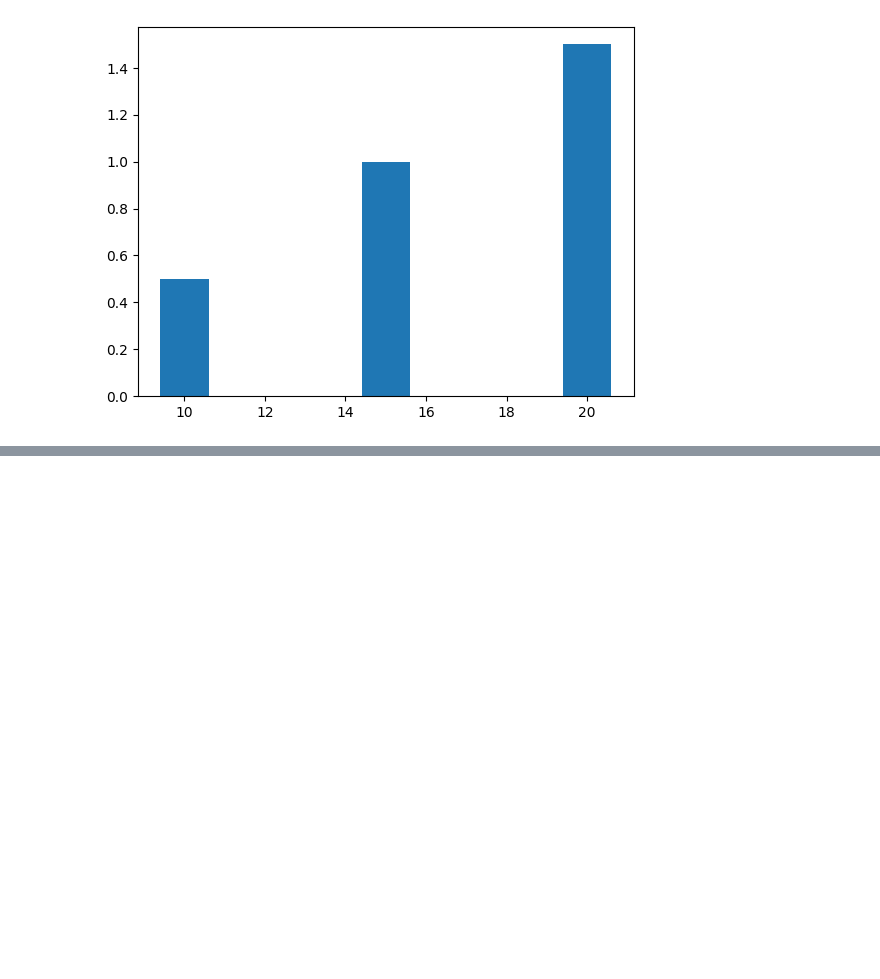
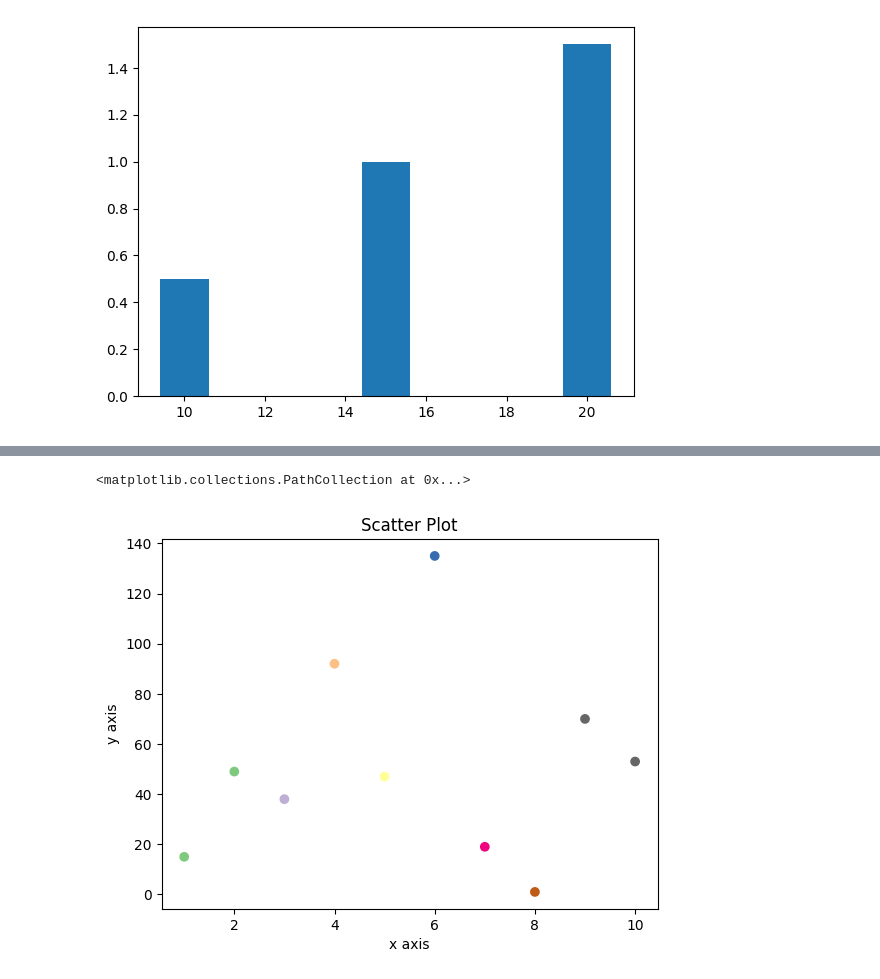
Before and after one commit to sarthakbwj/TrendTact_Py, a Jupyter notebook: datavisualization_basics.ipynb, the cells around one changed output, grey strips where cells are left out. Saved outputs shown, nothing was run; the diff lists cells and outputs as text; code cells hidden in the pictures; blank space fills up the shorter version.

```diff
--- a/datavisualization_basics.ipynb
+++ b/datavisualization_basics.ipynb
@@ -74,0 +76,14 @@ Text(0.5, 1.0, 'Pie Chart')
+# %%
+# Scatter plot
+
+x_axis = [1,2,3,4,5,6,7,8,9,10]
+y_axis = [15,49,38,92,47,135,19,1,70,53]
+
+plt.title("Scatter Plot")
+plt.xlabel("x axis")
+plt.ylabel("y axis")
+
+plt.scatter(x_axis, y_axis, c=[1,2,3,4,5,6,7,8,9,10], cmap= 'Accent')
+# %% [output]
+<matplotlib.collections.PathCollection at 0x...>
+[figure, added]
```
Also changed, not shown: parts of 5 cells of this notebook, 1 other file.
